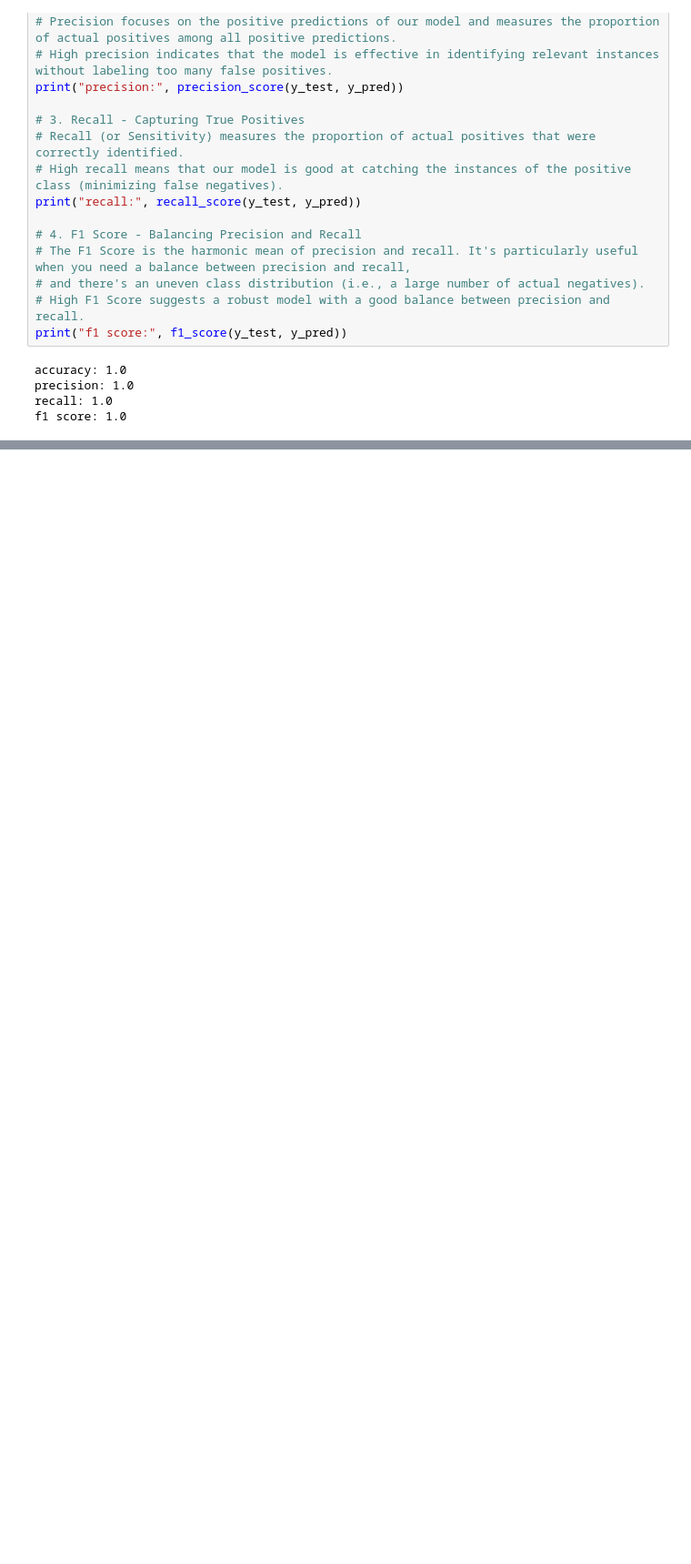
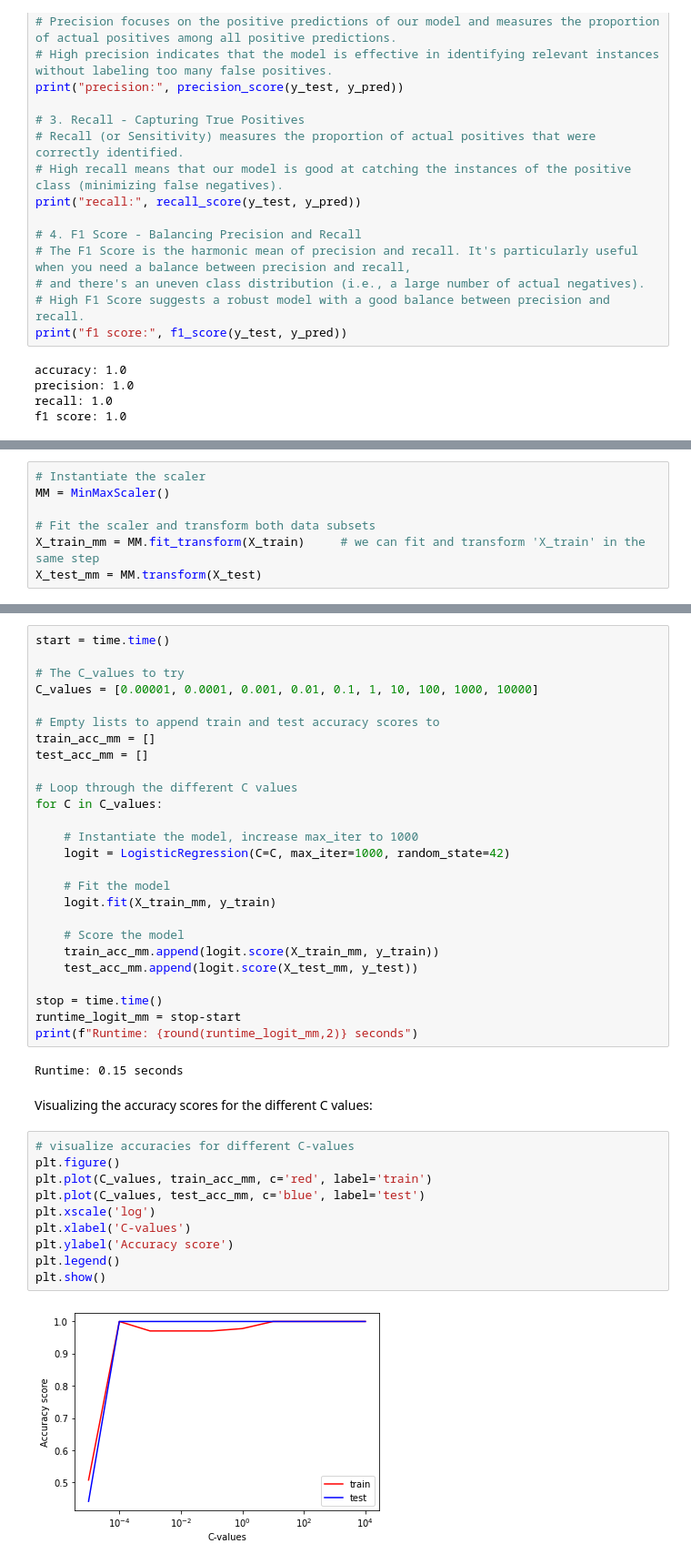
Before and after one commit to MaSOouD69/Divorce, a Jupyter notebook: Divorce Prediction.ipynb, the cells around one changed output, grey strips where cells are left out. Shown: that part at 91% size. Cells and saved outputs as stored; diff of their text form; blank space fills up the shorter version.

```diff
--- a/Divorce Prediction.ipynb
+++ b/Divorce Prediction.ipynb
@@ -360,0 +365,7 @@ scaler = RobustScaler()
+# %%
+# Instantiate the scaler
+MM = MinMaxScaler()
+
+# Fit the scaler and transform both data subsets
+X_train_mm = MM.fit_transform(X_train)     # we can fit and transform 'X_train' in the same step
+X_test_mm = MM.transform(X_test)
@@ -360,0 +381,42 @@ scaler = RobustScaler()
+# %%
+start = time.time()
+
+# The C_values to try
+C_values = [0.00001, 0.0001, 0.001, 0.01, 0.1, 1, 10, 100, 1000, 10000]
+
+# Empty lists to append train and test accuracy scores to
+train_acc_mm = []
+test_acc_mm = []
+
+# Loop through the different C values
+for C in C_values:
+
+    # Instantiate the model, increase max_iter to 1000
+    logit = LogisticRegression(C=C, max_iter=1000, random_state=42)
+
+    # Fit the model
+    logit.fit(X_train_mm, y_train)
+
+    # Score the model
+    train_acc_mm.append(logit.score(X_train_mm, y_train))
+    test_acc_mm.append(logit.score(X_test_mm, y_test))
+
+stop = time.time()
+runtime_logit_mm = stop-start
+print(f"Runtime: {round(runtime_logit_mm,2)} seconds")
+# %% [output]
+Runtime: 0.15 seconds
+# %% [markdown]
+Visualizing the accuracy scores for the different C values:
+# %%
+# visualize accuracies for different C-values
+plt.figure()
+plt.plot(C_values, train_acc_mm, c='red', label='train')
+plt.plot(C_values, test_acc_mm, c='blue', label='test')
+plt.xscale('log')
+plt.xlabel('C-values')
+plt.ylabel('Accuracy score')
+plt.legend()
+plt.show()
+# %% [output]
+[figure, added]
```
Also changed, not shown: parts of 49 cells of this notebook.
